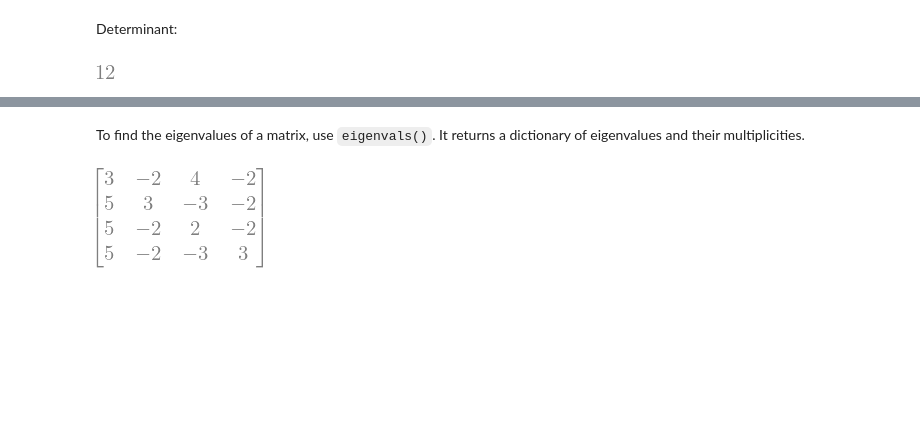
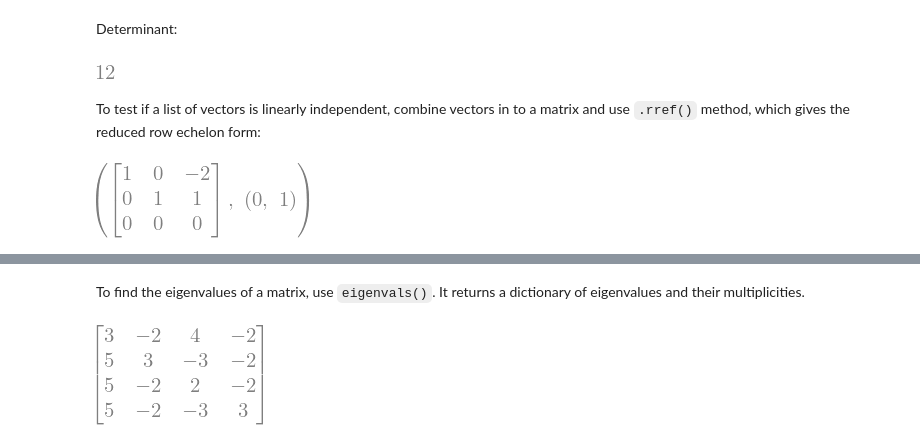
Before and after one commit to uqglmn/qm, a Jupyter notebook: A_mini_SymPy_tutorial.ipynb, the cells around one changed output, grey strips where cells are left out. Cells and saved outputs as stored; diff of their text form; code cells hidden in the pictures; blank space fills up the shorter version.

```diff
--- a/A_mini_SymPy_tutorial.ipynb
+++ b/A_mini_SymPy_tutorial.ipynb
@@ -517,3 +518,16 @@ A = sym.Matrix([[1, 2, 3], [3, 2, 1], [5,7,6]])
 A.det()
 # %% [output]
 [figure]
+# %% [markdown]
+To test if a list of vectors is linearly independent, combine vectors in to a matrix and use ``.rref()`` method, which gives the reduced row echelon form:
+# %%
+# define three vectors
+v1 = [1,2,3]
+v2 = [4,5,6]
+v3 = [2,1,0]
+# %%
+# combine vectors into a matrix: each vectors is a column of the resulting matrix
+A = sym.Matrix([v1,v2,v3]).T
+A.rref()
+# %% [output]
+[figure, added]
```
Also changed, not shown: parts of 19 cells of this notebook.
